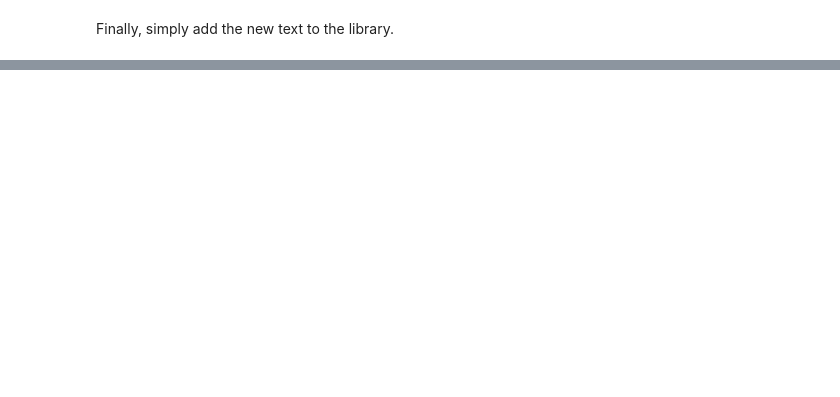
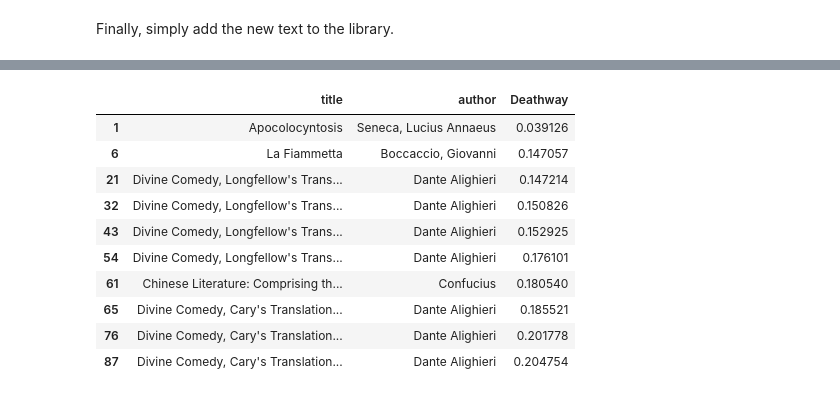
Before and after one commit to tomoumer/discovery_of_writing_differences, a Jupyter notebook: notebooks/nn_predictions.ipynb, the cells around one changed output, grey strips where cells are left out. Drawn from its saved outputs; the diff is of its cells as text; code cells hidden in the pictures; blank space fills up the shorter version.

```diff
--- a/notebooks/nn_predictions.ipynb
+++ b/notebooks/nn_predictions.ipynb
@@ -294,6 +357,17 @@ fig = px.scatter(data_frame = library_newtext,
                  hover_data= ['title']
                  )
 
+for i in range(circle_edges.shape[0]):
+    fig.add_shape(type='circle',
+        xref='x', yref='y',
+        x0=circle_edges['x0'][i],
+        y0=circle_edges['y0'][i],
+        x1=circle_edges['x1'][i],
+        y1=circle_edges['y1'][i],
+        line_color='LightSeaGreen',
+    )
+
+
 fig.show()
 # %%
 fig = px.scatter(data_frame = library_newtext,
@@ -309,0 +399,2 @@ fig.show()
+# %%
+dists = spatial.distance.pdist(library_newtext.drop(columns=['id', 'title', 'author', 'authorcentury', 'proj_0', 'proj_1']).values, metric = 'cosine')
@@ -309,0 +409,22 @@ fig.show()
+# %%
+m = library_newtext.shape[0]
+j = m-1
+# %%
+cos_dist = []
+
+for i in range(j):
+    cos_dist.append(dists[m * i + j - ((i + 2) * (i + 1)) // 2])
+# %%
+pd.concat([library_select[['title', 'author']], pd.DataFrame({'Deathway':cos_dist}).drop(538).set_index(library_select.index)], axis=1).sort_values(by='Deathway', ascending=True).head(10)
+# %% [output]
+|  | title | author | Deathway |
+| 1 | Apocolocyntosis | Seneca, Lucius Annaeus | 0.039126 |
+| 6 | La Fiammetta | Boccaccio, Giovanni | 0.147057 |
+| 21 | Divine Comedy, Longfellow's Trans... | Dante Alighieri | 0.147214 |
+| 32 | Divine Comedy, Longfellow's Trans... | Dante Alighieri | 0.150826 |
+| 43 | Divine Comedy, Longfellow's Trans... | Dante Alighieri | 0.152925 |
+| 54 | Divine Comedy, Longfellow's Trans... | Dante Alighieri | 0.176101 |
+| 61 | Chinese Literature: Comprising th... | Confucius | 0.180540 |
+| 65 | Divine Comedy, Cary's Translation... | Dante Alighieri | 0.185521 |
+| 76 | Divine Comedy, Cary's Translation... | Dante Alighieri | 0.201778 |
+| 87 | Divine Comedy, Cary's Translation... | Dante Alighieri | 0.204754 |
```
Also changed, not shown: parts of 22 cells of this notebook, 1 other file.
